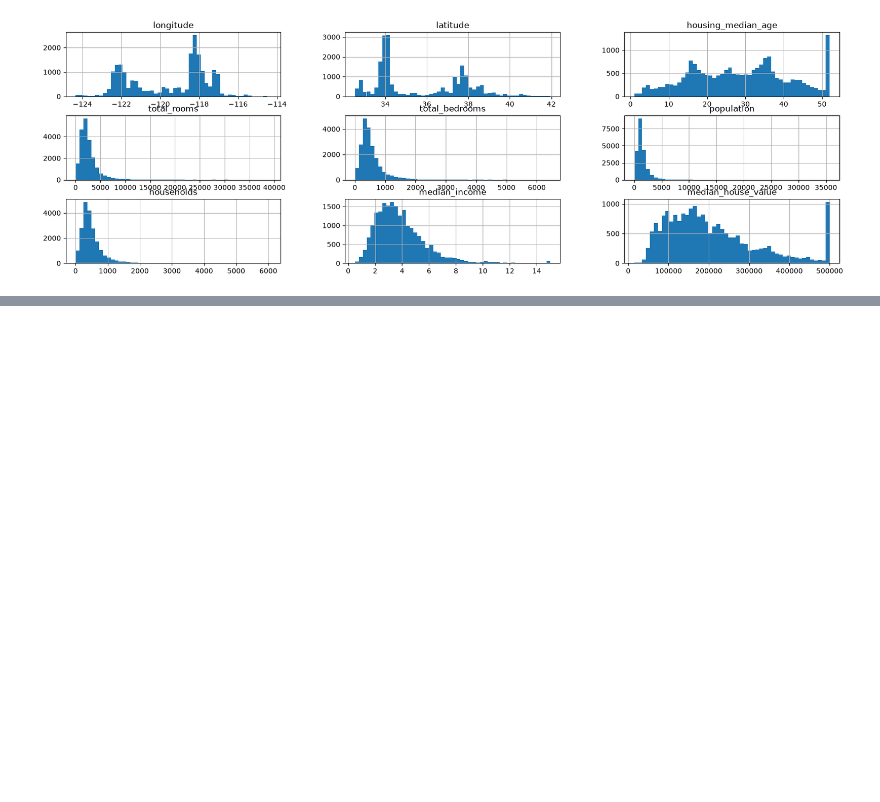
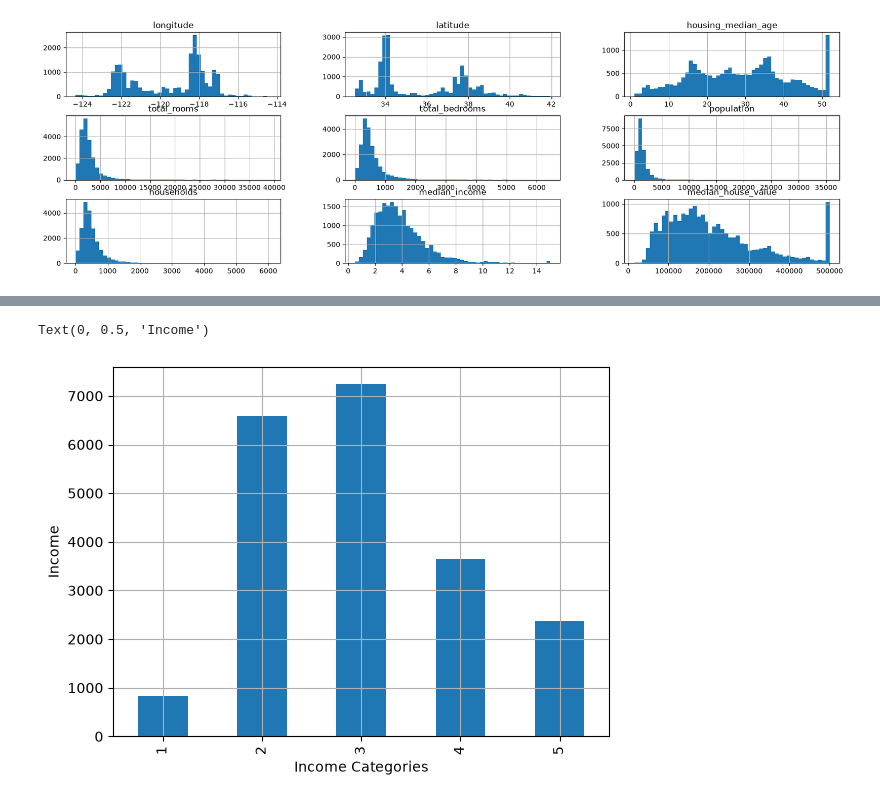
Before and after one commit to WeenAIthDev/Hands-on-ML-book-applications, a Jupyter notebook: End-to-END-ML-PROJ.ipynb, the cells around one changed output, grey strips where cells are left out. Saved outputs shown, nothing was run; the diff lists cells and outputs as text; code cells hidden in the pictures; blank space fills up the shorter version.

Commit message:
Visualize data

```diff
--- a/End-to-END-ML-PROJ.ipynb
+++ b/End-to-END-ML-PROJ.ipynb
@@ -110,0 +173,3 @@ X_train, X_test, y_train, y_test = train_test_split(X,y)
+# %%
+df["ids"]= df["longitude"]*1000 + df["latitude"]
+train_set, test_set = split_data_with_id_hash(df, 0.2, "ids")
@@ -110,0 +192,9 @@ X_train, X_test, y_train, y_test = train_test_split(X,y)
+# %%
+df["income_cat"] = pd.cut(df["median_income"], bins=[0, 1.5, 3.0, 4.5, 6.0, np.inf], labels=[1,2,3,4,5])
+# %%
+df["income_cat"].value_counts().sort_index().plot.bar(grid=True)
+plt.xlabel("Income Categories")
+plt.ylabel("Income")
+# %% [output]
+Text(0, 0.5, 'Income')
+[figure, added]
```
Also changed, not shown: parts of 22 cells of this notebook.
